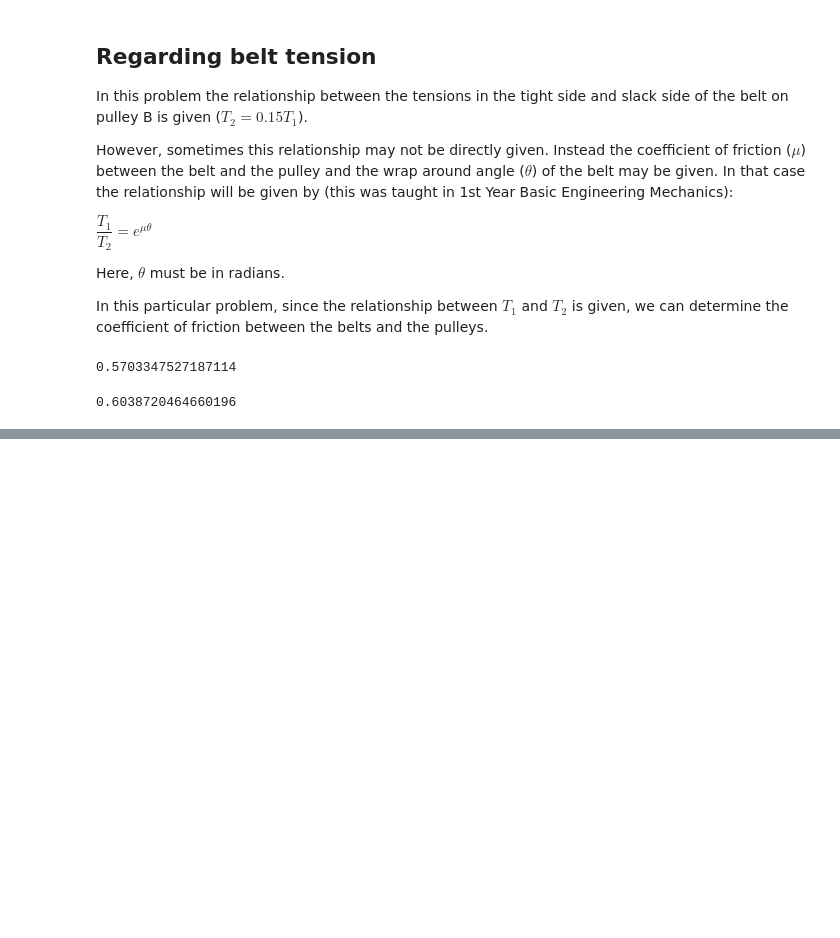
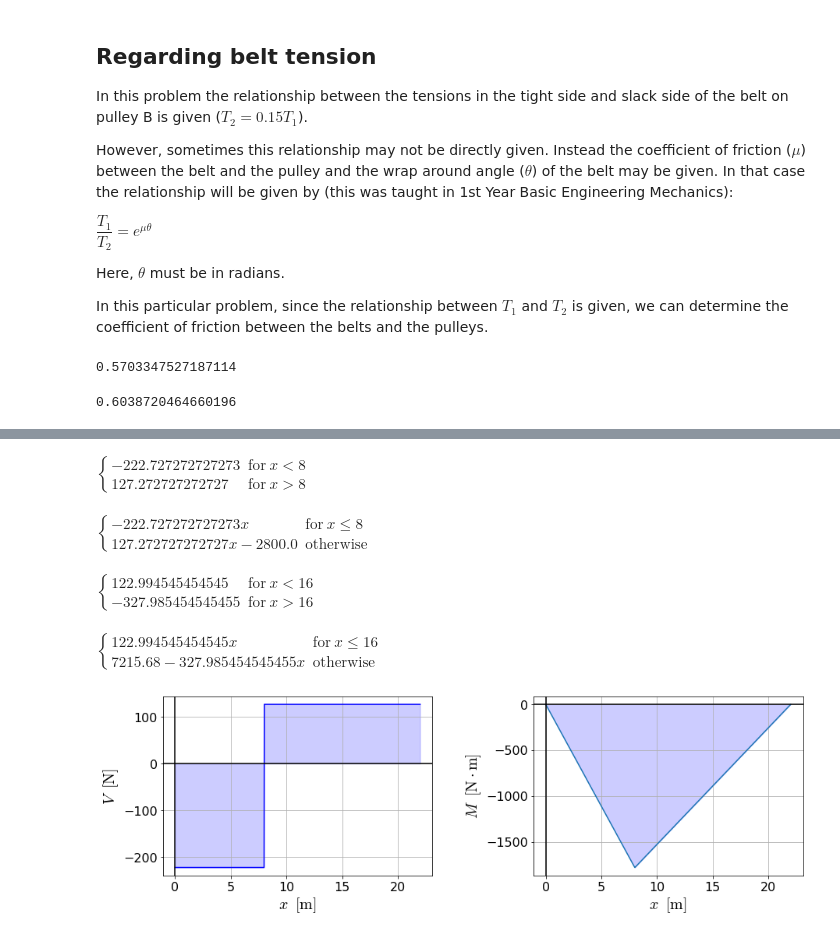
Before and after one commit to jeevanjyoti4/dome, a Jupyter notebook: TS4/generic_shaft_design.ipynb, the cells around one changed output, grey strips where cells are left out. Saved outputs shown, nothing was run; the diff lists cells and outputs as text; code cells hidden in the pictures; blank space fills up the shorter version.

```diff
--- a/TS4/generic_shaft_design.ipynb
+++ b/TS4/generic_shaft_design.ipynb
@@ -87,0 +96,6 @@ display(muA, muB)
+# %%
+L = 8+8+6
+a = 8
+b = 16
+Py = -350
+Pz = 392.16 + 58.82
@@ -87,0 +113,59 @@ display(muA, muB)
+# %%
+V1, M1 = sf_bm(Py,a,L)
+display(V1, M1)
+# %% [output]
+$\displaystyle \begin{cases} -222.727272727273 & \text{for}\: x < 8 \\127.272727272727 & \text{for}\: x > 8 \end{cases}$
+$\displaystyle \begin{cases} - 222.727272727273 x & \text{for}\: x \leq 8 \\127.272727272727 x - 2800.0 & \text{otherwise} \end{cases}$
+# %%
+V2, M2 = sf_bm(Pz,b,L)
+display(V2, M2)
+# %% [output]
+$\displaystyle \begin{cases} 122.994545454545 & \text{for}\: x < 16 \\-327.985454545455 & \text{for}\: x > 16 \end{cases}$
+$\displaystyle \begin{cases} 122.994545454545 x & \text{for}\: x \leq 16 \\7215.68 - 327.985454545455 x & \text{otherwise} \end{cases}$
+# %%
+V1_lamb = sym.lambdify(x, V1)
+
+M1_lamb = sym.lambdify(x, M1)
+
+V2_lamb = sym.lambdify(x, V2)
+
+M2_lamb = sym.lambdify(x, M2)
+# %%
+N = 1001
+xx = np.linspace(0,L,N)
+# %%
+%matplotlib inline
+
+from matplotlib import rcParams
+
+rcParams['font.size']=16
+rcParams['mathtext.fontset']='cm'
+
+#fig, axes = plt.subplots(1,2,tight_layout=True)
+
+fig = plt.figure()
+ax1 = fig.add_axes([0.1,0.1,0.8,0.8])
+ax2 = fig.add_axes([1.2,0.1,0.8,0.8])
+
+#plt.subplot(1,2,1)
+ax1.plot(xx,V1_lamb(xx),'blue')
+ax1.set_xlabel(r'$x\;\; [{\rm m}]$',fontsize=20)
+ax1.set_ylabel(r'$V\;\; [{\rm N}]$',fontsize=20)
+ax1.axhline(y=0,color='k')
+ax1.axvline(x=0,color='k')
+ax1.fill_between(xx,V1_lamb(xx),color='blue',alpha=0.2)
+#ax1.set_yticks([0, -4, -10, 12], minor=False)
+#ax1.set_xticks([3,6], minor=False)
+ax1.grid(True)
+
+ax2.plot(xx,M1_lamb(xx))
+ax2.set_xlabel(r'$x\;\; [{\rm m}]$',fontsize=20)
+ax2.set_ylabel(r'$M\;\; [{\rm N}\cdot {\rm m}]$',fontsize=20)
+ax2.axhline(y=0,color='k')
+ax2.axvline(x=0,color='k')
+ax2.fill_between(xx,M1_lamb(xx),color='blue',alpha=0.2)
+#ax2.set_yticks([0,-18], minor=False)
+#ax2.set_xticks([3,6], minor=False)
+ax2.grid(True)
+# %% [output]
+[figure, added]
```
Also changed, not shown: parts of 8 cells of this notebook.
